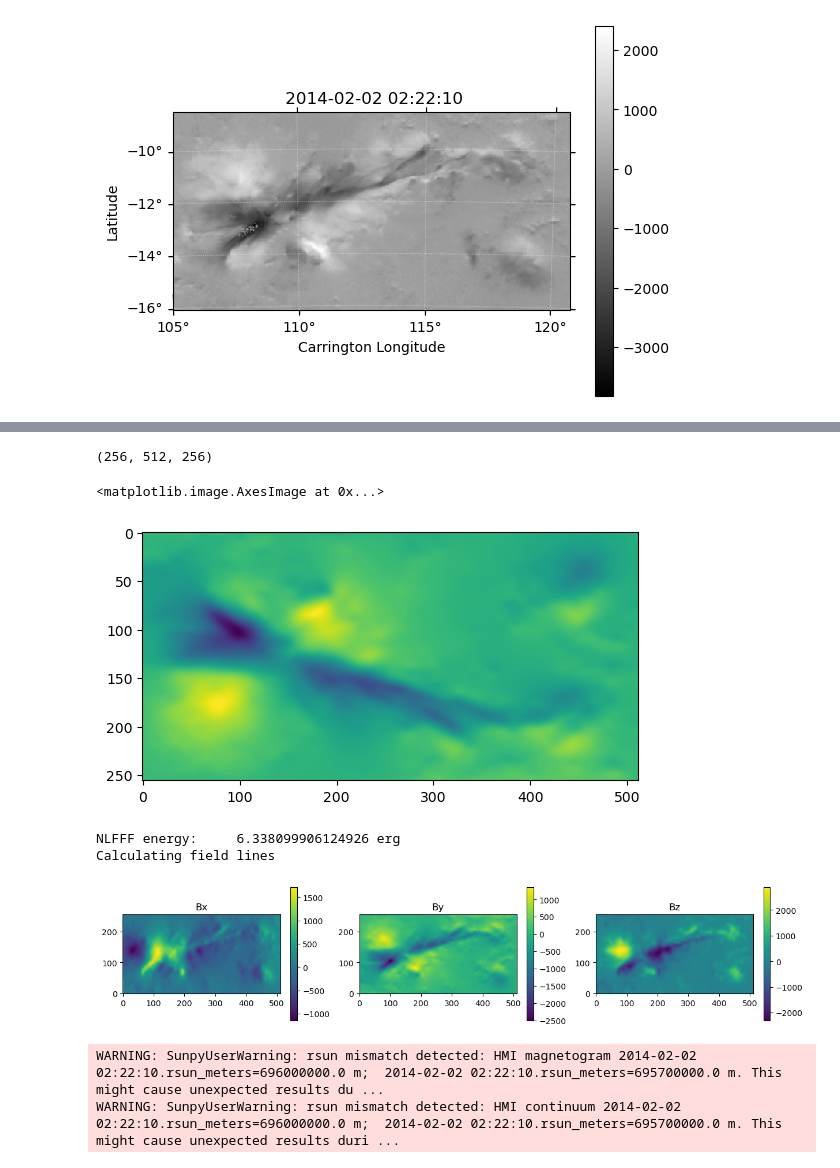
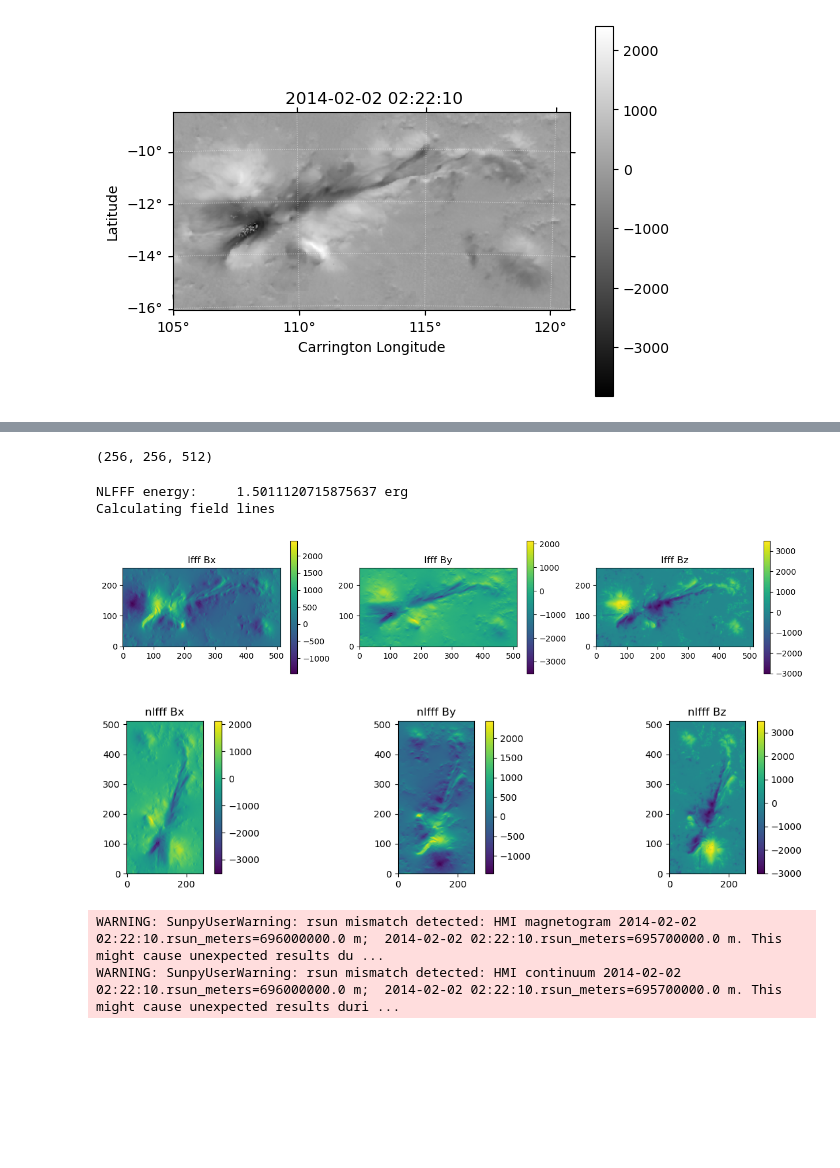
Before and after one commit to suncast-org/pyAMPP-0, a Jupyter notebook: 01_dl_build_box.ipynb, the cells around one changed output, grey strips where cells are left out. Drawn from its saved outputs; the diff is of its cells as text; code cells hidden in the pictures; blank space fills up the shorter version.

```diff
--- a/01_dl_build_box.ipynb
+++ b/01_dl_build_box.ipynb
@@ -195,19 +200,14 @@ box_by.peek()
 # %%
 maglib_lff = mf_lfff()
-maglib_lff.set_field(box_bz.data)
+maglib_lff.set_field(box_bz.data.T)
 # %%
 res1 = maglib_lff.lfff_cube(dz)
 # %%
-bx_lff, by_lff, bz_lff = res1["bx"], res1["by"], res1["bz"]
+bx_lff, by_lff, bz_lff = [res1[k].transpose((2, 1, 0)) for k in ("bx", "by", "bz")]
 # %%
 bx_lff.shape
 # %% [output]
-(256, 512, 256)
+(256, 256, 512)
-# %%
-plt.imshow(bx_lff[:, :, 5])
-# %% [output]
-<matplotlib.image.AxesImage at 0x...>
-[figure, removed]
 # %%
 maglib = MagFieldWrapper(nlfff_libpath)
 
@@ -221,19 +221,29 @@ print('NLFFF energy:     ' + str(energy_new) + ' erg')
 print("Calculating field lines")
 lines = maglib.lines(seeds = None)
 # %% [output]
-NLFFF energy:     6.338099906124926 erg
+NLFFF energy:     1.5011120715875637 erg
 Calculating field lines
 # %%
 fig, (ax1, ax2, ax3) = plt.subplots(1, 3, figsize=(15, 3))
 axes = (ax1, ax2, ax3)
 
+for a, arr, ttl in zip(axes, (bx_lff, by_lff, bz_lff), ("Bx", "By", "Bz")):
+    im = a.imshow(arr[0, :, :], origin="lower")
+    plt.colorbar(im, ax=a)
+    a.set_title("lfff " + ttl)
+fig.show()
+
+fig, (ax1, ax2, ax3) = plt.subplots(1, 3, figsize=(15, 3))
+axes = (ax1, ax2, ax3)
+
 for a, arr, ttl in zip(axes, (box["bx"], box["by"], box["bz"]), ("Bx", "By", "Bz")):
-    im = a.imshow(arr[:, :, 3], origin="lower")
+    im = a.imshow(arr[0, :, :], origin="lower")
     plt.colorbar(im, ax=a)
-    a.set_title(ttl)
+    a.set_title("nlfff " + ttl)
 fig.show()
 # %% [output]
-[figure, old version]
+[figure, new version]
+[figure, added]
 # %%
 base_bz = cutout2box(map_losma, x, y, res_km * u.km, [dy, dx])
 base_ic = cutout2box(map_conti, x, y, res_km * u.km, [dy, dx])
```
Also changed, not shown: parts of 4 cells of this notebook, 2 other files.
